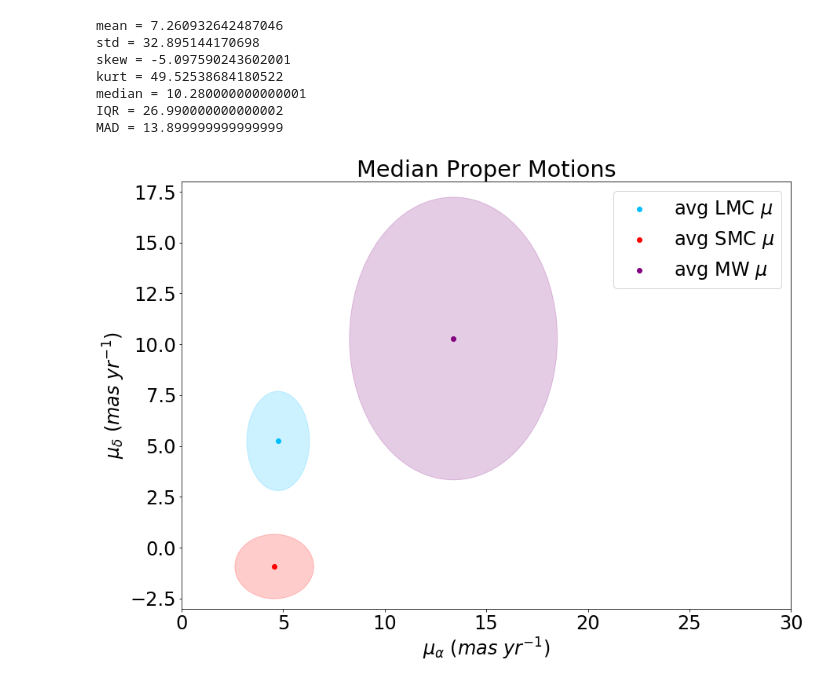
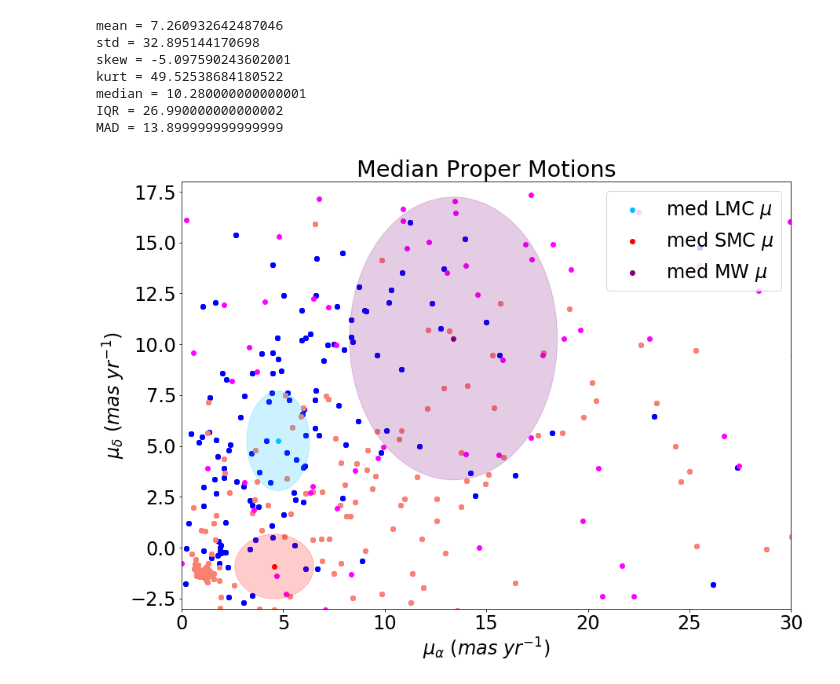
Before and after one commit to JoshuaPovick/MS_young, a Jupyter notebook: MSyoung2.ipynb, the cells around one changed output. Drawn from its saved outputs; the diff is of its cells as text; code cells hidden in the pictures.

Commit message:
Update
Notebook with Hess diagram include with and without the red giants selected

```diff
--- a/MSyoung2.ipynb
+++ b/MSyoung2.ipynb
@@ -1220,32 +1112,32 @@ MAD = 13.899999999999999
 # %%
 from matplotlib.patches import Ellipse, Rectangle
 
 pmra_dat = [np.median(clean_lpmra),np.median(clean_spmra),np.median(clean_mpmra)]
 pmdec_dat = [np.median(clean_lpmdec),np.median(clean_spmdec),np.median(clean_mpmdec)]
 
 ells = [Ellipse((pmra_dat[0], pmdec_dat[0]),mad(clean_lpmra),mad(clean_lpmdec),0,color='deepskyblue'),Ellipse((pmra_dat[1], pmdec_dat[1]),mad(clean_spmra),mad(clean_spmdec),0,color='red'),Ellipse((pmra_dat[2], pmdec_dat[2]),mad(clean_mpmra),mad(clean_mpmdec),0,color='purple')]
 
 plt.figure(figsize=[15,10])
 a = plt.subplot(111, aspect='equal')
 
 for e in ells:
     e.set_clip_box(a.bbox)
     e.set_alpha(0.2)
     a.add_artist(e)
 
-plt.scatter(pmra_dat[0],pmdec_dat[0],c='deepskyblue',label='avg LMC $\mu$')
-plt.scatter(pmra_dat[1],pmdec_dat[1],c='red',label='avg SMC $\mu$')
-plt.scatter(pmra_dat[2],pmdec_dat[2],c='purple',label='avg MW $\mu$')
-#plt.scatter(clean_lpmra,clean_lpmdec)
-#plt.scatter(clean_spmra,clean_spmdec)
-#plt.scatter(clean_mpmra,clean_mpmdec)
+plt.scatter(pmra_dat[0],pmdec_dat[0],c='deepskyblue',label='med LMC $\mu$')
+plt.scatter(pmra_dat[1],pmdec_dat[1],c='red',label='med SMC $\mu$')
+plt.scatter(pmra_dat[2],pmdec_dat[2],c='purple',label='med MW $\mu$')
+plt.scatter(clean_lpmra,clean_lpmdec,c='b')
+plt.scatter(clean_spmra,clean_spmdec,c='salmon')
+plt.scatter(clean_mpmra,clean_mpmdec,c='fuchsia')
 plt.title('Median Proper Motions')
 plt.xlabel('$\mu_{\\alpha}$ $(mas$ $yr^{-1}$)')
 plt.ylabel('$\mu_{\delta}$ $(mas$ $yr^{-1}$)')
 plt.xlim(0,30)
 plt.ylim(-3,18)
 plt.savefig('cutmedians.pdf',bbox_inches='tight')
 plt.legend()
 plt.show()
 # %% [output]
-[figure, old version]
+[figure, new version]
```
Also changed, not shown: parts of 23 cells of this notebook.
